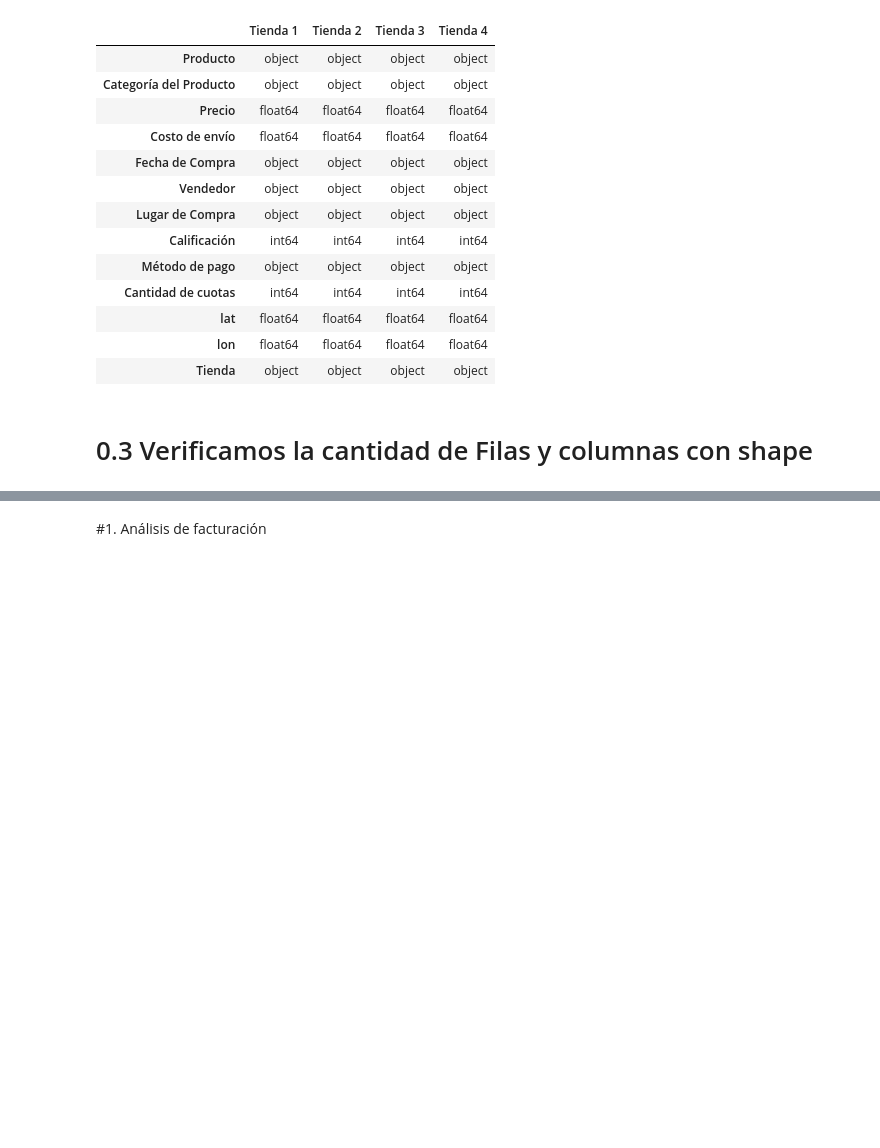
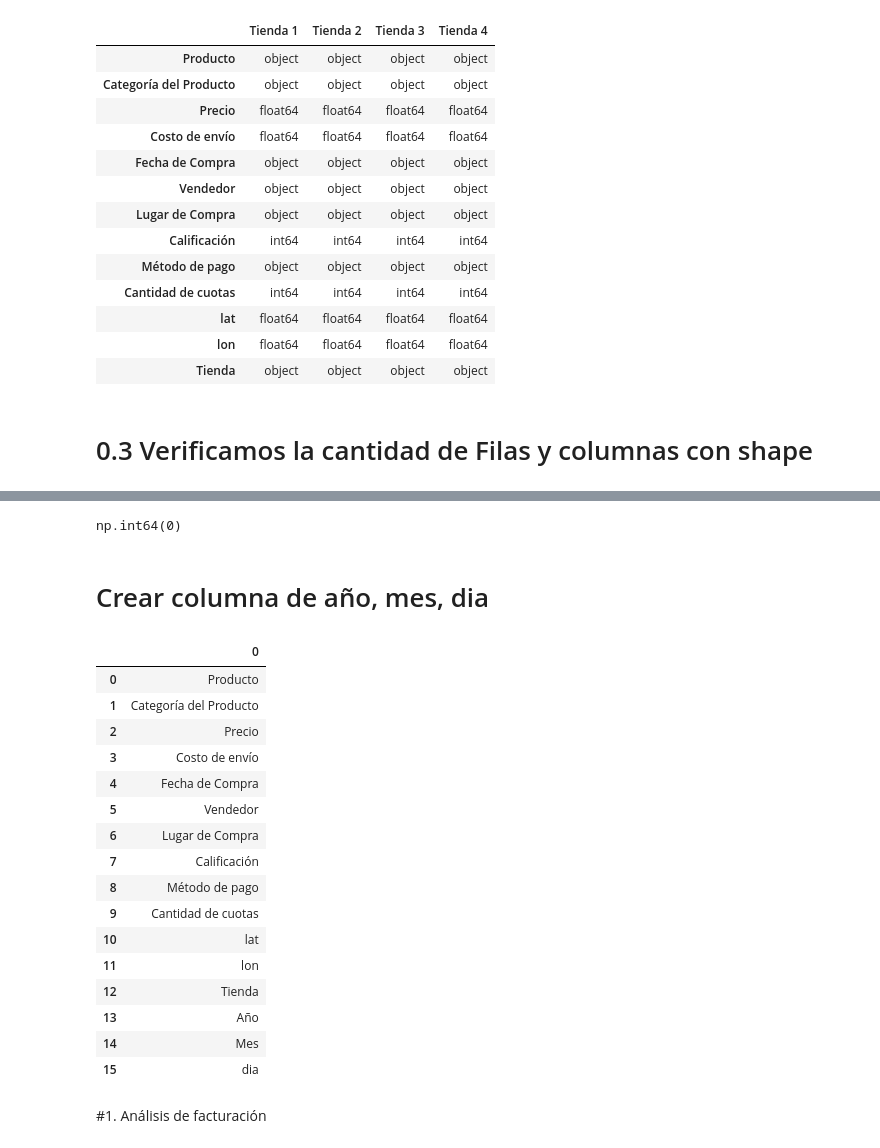
Before and after one commit to PaoloVerCoquimbo/Challenge_1_DataLover_Alura_Oracle_OneG9_08112025, a Jupyter notebook: AluraStoreLatam.ipynb, the cells around one changed output, grey strips where cells are left out. Cells and saved outputs as stored; diff of their text form; code cells hidden in the pictures; blank space fills up the shorter version.

```diff
--- a/AluraStoreLatam.ipynb
+++ b/AluraStoreLatam.ipynb
@@ -257,3 +286,41 @@ tails
+# %%
+maestro_df["Fecha de Compra"] = pd.to_datetime(
+    maestro_df["Fecha de Compra"],
+    errors="coerce",
+    dayfirst=True
+)
+
+
+# validar fechas no validas
+maestro_df["Fecha de Compra"].isna().sum()
+# %% [output]
+np.int64(0)
+# %% [markdown]
+# Crear columna de año, mes, dia
+# %%
+
+maestro_df["Año"] = maestro_df["Fecha de Compra"].dt.year
+maestro_df["Mes"] = maestro_df["Fecha de Compra"].dt.year
+maestro_df["dia"] = maestro_df["Fecha de Compra"].dt.year
+pd.DataFrame(maestro_df.columns)
+# %% [output]
+|  | 0 |
+| 0 | Producto |
+| 1 | Categoría del Producto |
+| 2 | Precio |
+| 3 | Costo de envío |
+| 4 | Fecha de Compra |
+| 5 | Vendedor |
+| 6 | Lugar de Compra |
+| 7 | Calificación |
+| 8 | Método de pago |
+| 9 | Cantidad de cuotas |
+| 10 | lat |
+| 11 | lon |
+| 12 | Tienda |
+| 13 | Año |
+| 14 | Mes |
+| 15 | dia |
 # %% [markdown]
 #1. Análisis de facturación
 # %% [markdown]
```
Also changed, not shown: parts of 4 cells of this notebook.
